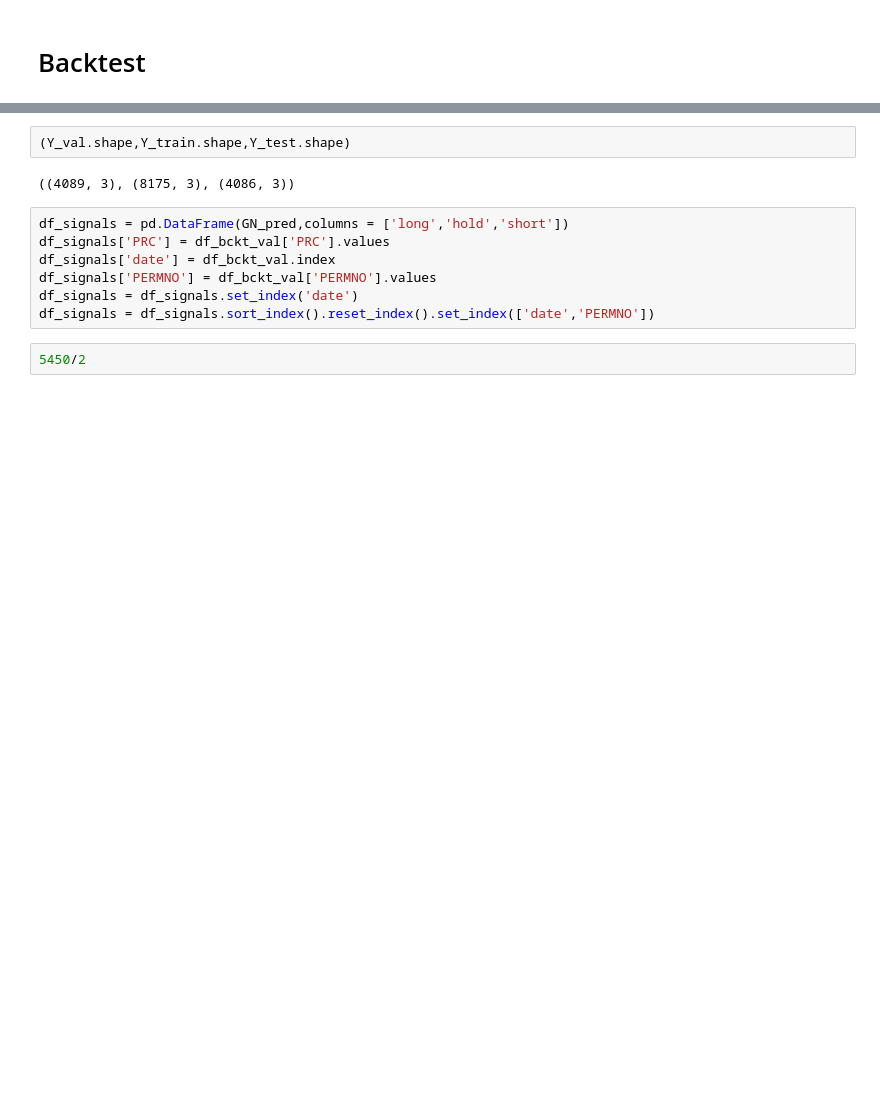
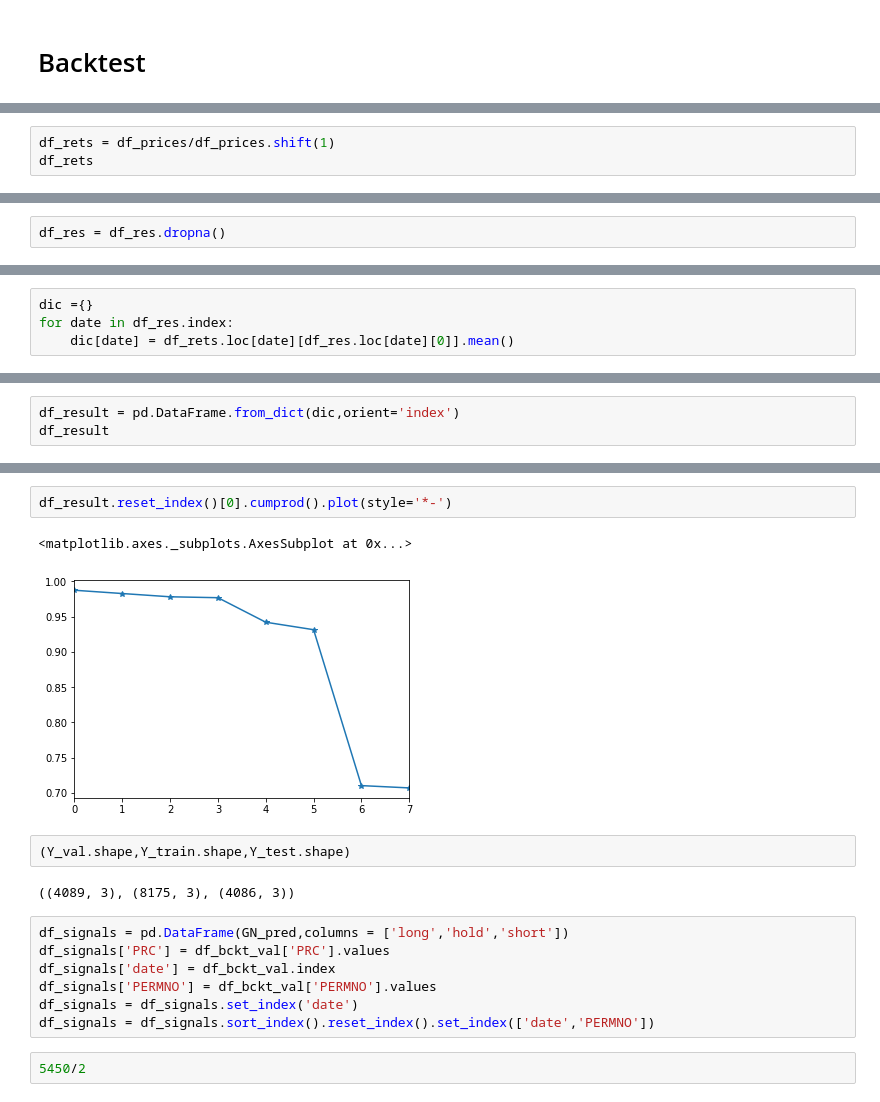
Before and after one commit to kathy-jzh/DeepLearningAllocationCNN, a Jupyter notebook: data_and_training.ipynb, the cells around one changed output, grey strips where cells are left out. Drawn from its saved outputs; the diff is of its cells as text; blank space fills up the shorter version.

```diff
--- a/data_and_training.ipynb
+++ b/data_and_training.ipynb
@@ -127,0 +320,3 @@ network.x
+# %%
+df_rets = df_prices/df_prices.shift(1)
+df_rets
@@ -127,0 +337,2 @@ network.x
+# %%
+df_res = df_res.dropna()
@@ -127,0 +364,4 @@ network.x
+# %%
+dic ={}
+for date in df_res.index:
+    dic[date] = df_rets.loc[date][df_res.loc[date][0]].mean()
@@ -127,0 +393,3 @@ network.x
+# %%
+df_result = pd.DataFrame.from_dict(dic,orient='index')
+df_result
@@ -128,3 +470,8 @@ network.x
+# %%
+df_result.reset_index()[0].cumprod().plot(style='*-')
+# %% [output]
+<matplotlib.axes._subplots.AxesSubplot at 0x...>
+[figure, added]
 # %%
 (Y_val.shape,Y_train.shape,Y_test.shape)
 # %% [output]
```
Also changed, not shown: parts of 32 cells of this notebook, 2 other files.
